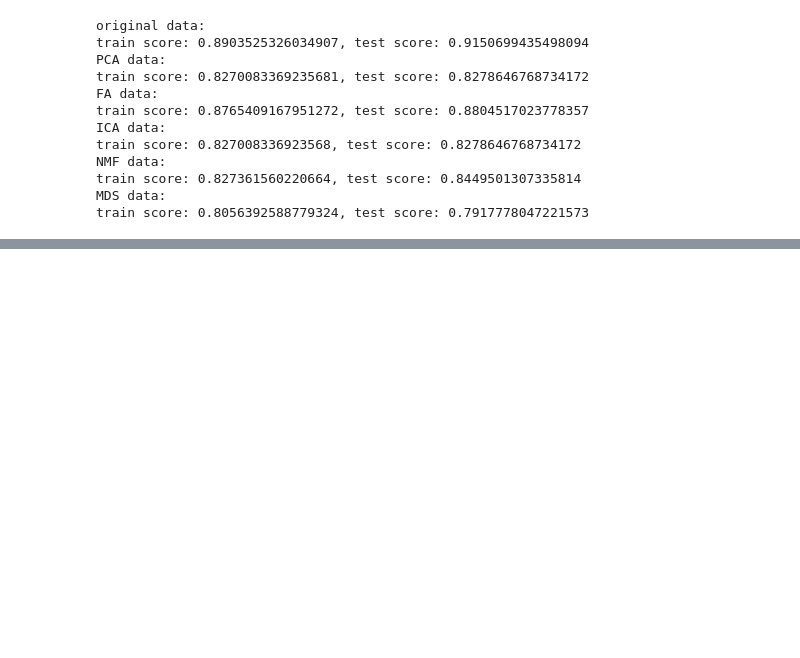
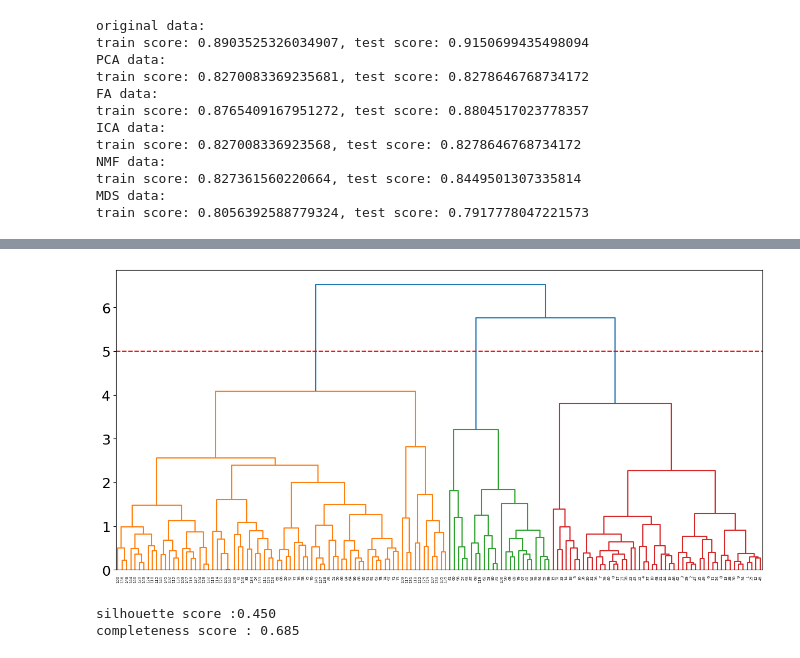
Before and after one commit to klee30810/ADP-study, a Jupyter notebook: codebook/Chap 10. Unsupervised Learning.ipynb, the cells around one changed output, grey strips where cells are left out. Cells and saved outputs as stored; diff of their text form; code cells hidden in the pictures; blank space fills up the shorter version.

```diff
--- a/codebook/Chap 10. Unsupervised Learning.ipynb
+++ b/codebook/Chap 10. Unsupervised Learning.ipynb
@@ -379,0 +410,34 @@ train score: 0.8056392588779324, test score: 0.7917778047221573
+# %%
+from sklearn.datasets import load_iris
+from scipy.cluster.hierarchy import linkage, dendrogram, cut_tree
+from sklearn.preprocessing import StandardScaler
+
+X = load_iris()['data']
+y = load_iris()['target']
+columns = list(map(lambda x: x.replace("(cm)", "").replace(" ", "_"), load_iris()['feature_names']))
+
+ss = StandardScaler()
+df = pd.DataFrame(ss.fit_transform(X), columns=columns)
+
+Z = linkage(df, method='complete') # single, complete, average, weighted, centroid, median, ward
+
+distance_setting = 5
+fig, ax = plt.subplots(figsize=(15,7))
+dendrogram(Z, labels=list(df.index), color_threshold=distance_setting)
+
+plt.xticks(rotation=90)
+ax.axhline(y=distance_setting, linestyle='dashed', color='red')
+plt.show()
+# %% [output]
+[figure, added]
+# %%
+from sklearn.metrics import silhouette_score, completeness_score
+
+n_cluster = 3
+Hclustering_result = cut_tree(Z, n_cluster).flatten()
+
+print(f"silhouette score :{silhouette_score(df, Hclustering_result):.3f}")
+print(f"completeness score : {completeness_score(y, Hclustering_result):.3f}")
+# %% [output]
+silhouette score :0.450
+completeness score : 0.685
```
Also changed, not shown: parts of 26 cells of this notebook.
